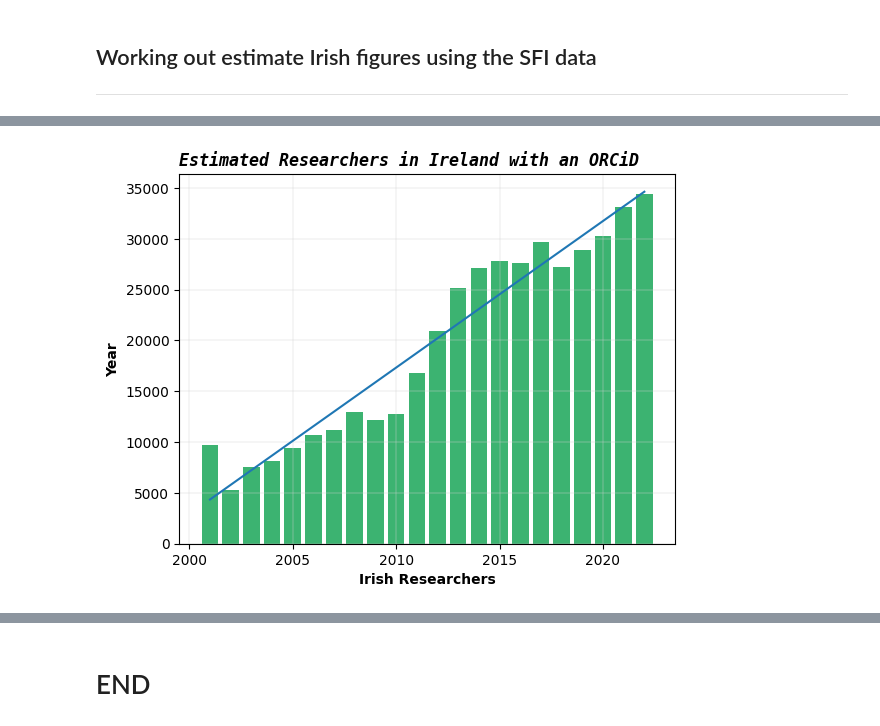
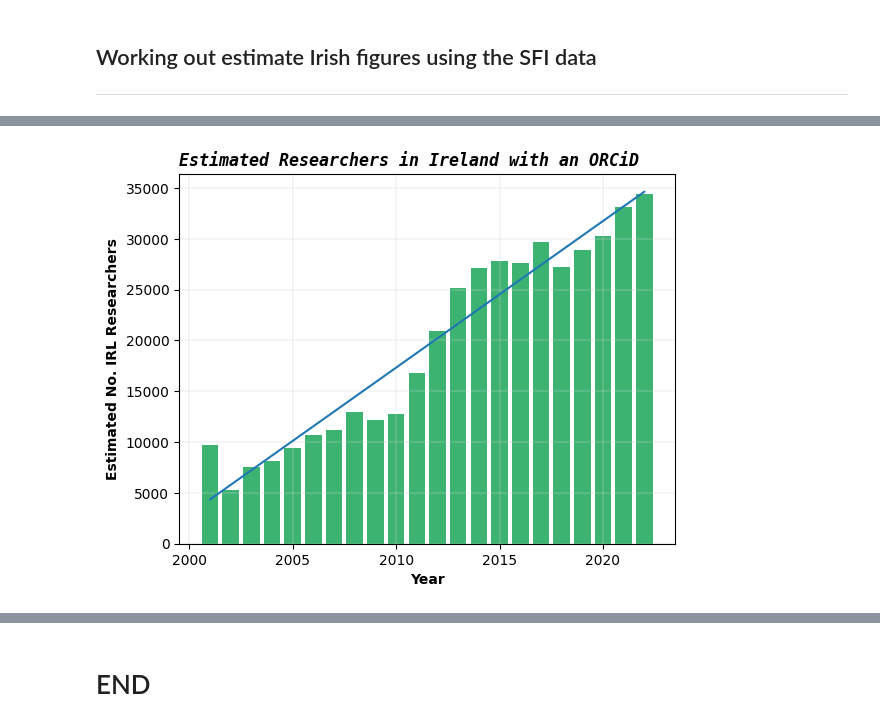
Before and after one commit to NeilTynan/4369_Project, a Jupyter notebook: project.ipynb, the cells around one changed output, grey strips where cells are left out. Cells and saved outputs as stored; diff of their text form; code cells hidden in the pictures.

```diff
--- a/project.ipynb
+++ b/project.ipynb
@@ -253,19 +237,19 @@ data
 # %%
 # Generate Bar Chart for estimated IRL Researchers with ORCiDs
 plt.bar(data.index, data['ORCiD'], color='mediumseagreen')
-plt.xlabel("Irish Researchers", fontweight='bold')
-plt.ylabel("Year", fontweight='bold')
+plt.xlabel("Year", fontweight='bold')
+plt.ylabel("Estimated No. IRL Researchers", fontweight='bold')
 plt.grid(color='lightgrey', linestyle='-', linewidth=0.3)
 plt.title('Estimated Researchers in Ireland with an ORCiD', fontweight='bold', style='italic', family='monospace', loc = 'left')
 
 # Calculate the Trendline
 z = np.polyfit(data.index, data['ORCiD'], 1)
 p = np.poly1d(z)
 plt.plot(data.index, p(data.index))
 
 plt.show()
 # %% [output]
-[figure, old version]
+[figure, new version]
 # %%
 # Generate Bar Chart for estimated IRL Researchers without an ORCiD
 plt.bar(data.index, data['NoORCiD'], color='salmon')
```
Also changed, not shown: parts of 18 cells of this notebook, 1 other file.
